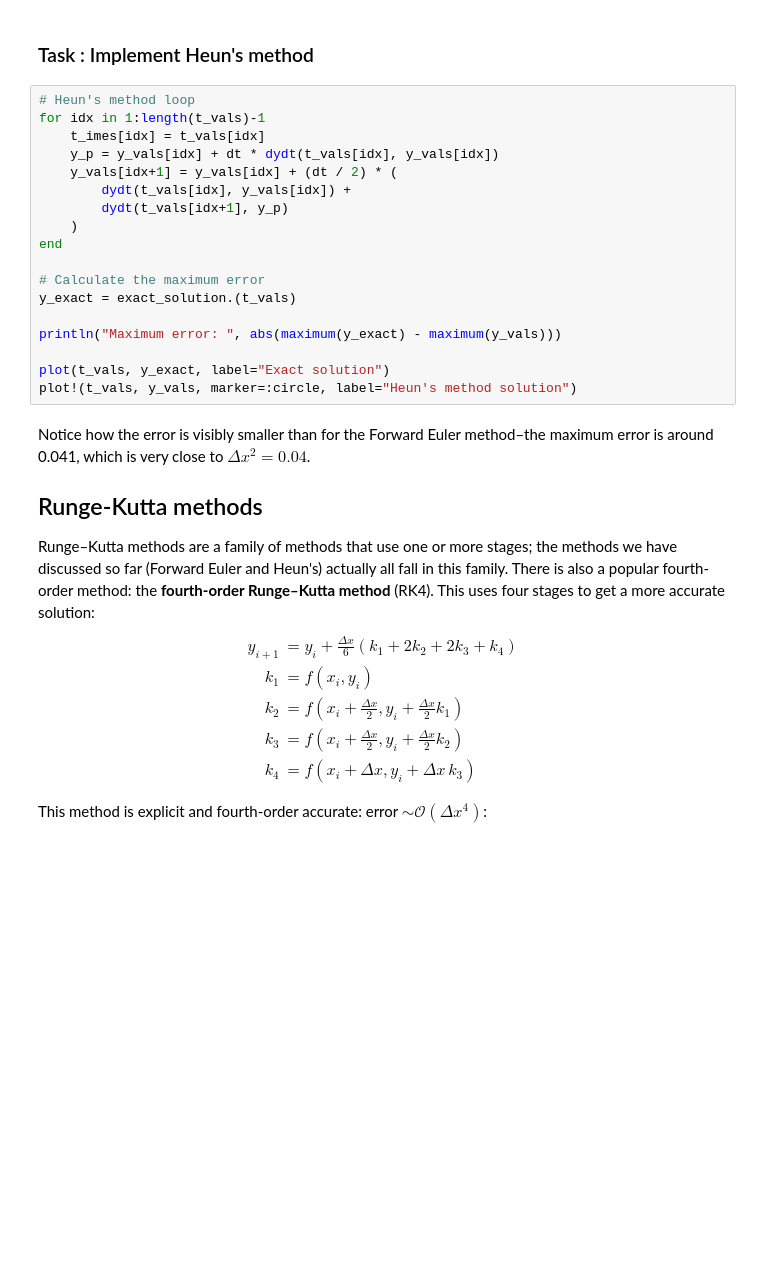
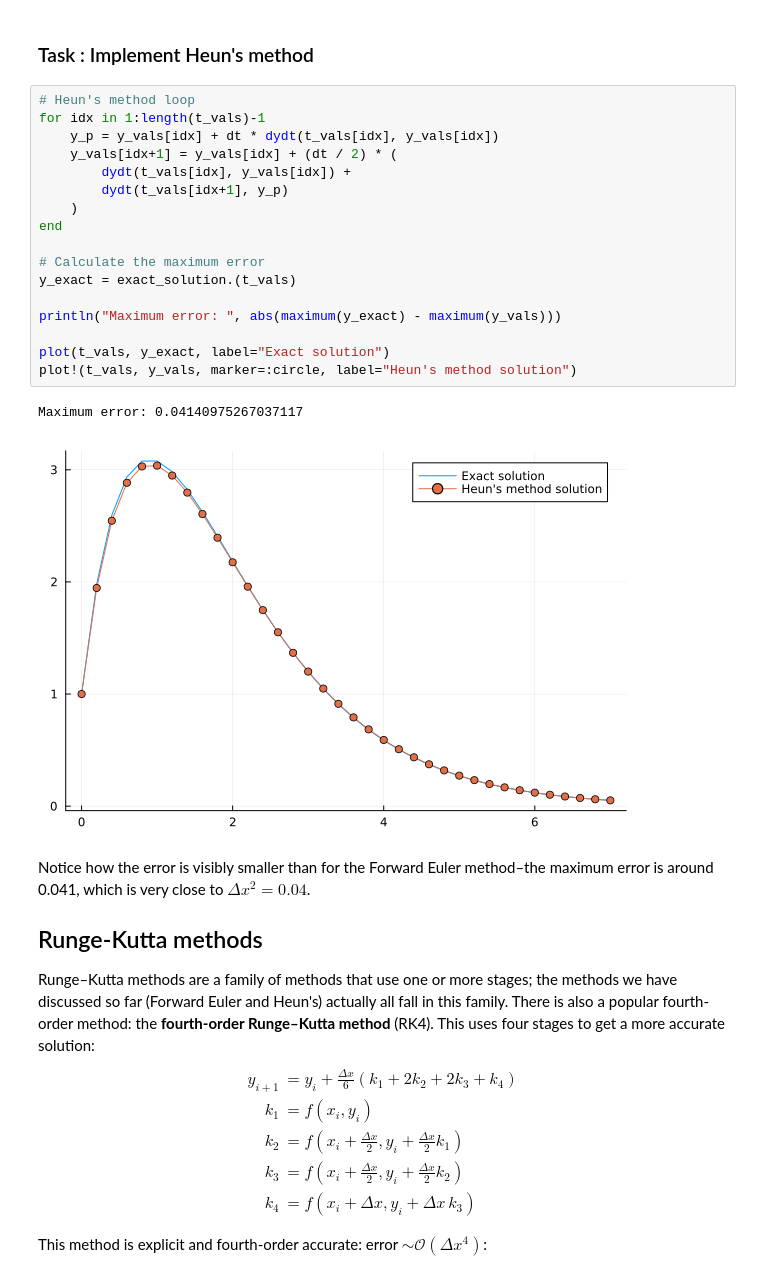
Before and after one commit to FeMa42/auxme_numerik, a Jupyter notebook: Excercise/Exercise 10/OrdinaryDifferentialEquations_task.ipynb, the cells around one changed output. Drawn from its saved outputs; the diff is of its cells as text; blank space fills up the shorter version.

```diff
--- a/Excercise/Exercise 10/OrdinaryDifferentialEquations_task.ipynb
+++ b/Excercise/Exercise 10/OrdinaryDifferentialEquations_task.ipynb
@@ -413,21 +415,23 @@ y_vals[1] = 1
 # %%
 # Heun's method loop
 for idx in 1:length(t_vals)-1
-    t_imes[idx] = t_vals[idx]
     y_p = y_vals[idx] + dt * dydt(t_vals[idx], y_vals[idx])
     y_vals[idx+1] = y_vals[idx] + (dt / 2) * (
         dydt(t_vals[idx], y_vals[idx]) +
         dydt(t_vals[idx+1], y_p)
     )
 end
 
 # Calculate the maximum error
 y_exact = exact_solution.(t_vals)
 
 println("Maximum error: ", abs(maximum(y_exact) - maximum(y_vals)))
 
 plot(t_vals, y_exact, label="Exact solution")
 plot!(t_vals, y_vals, marker=:circle, label="Heun's method solution")
+# %% [output]
+Maximum error: 0.04140975267037117
+[figure, added]
 # %% [markdown]
 Notice how the error is visibly smaller than for the Forward Euler method–the maximum error is around 0.041, which is very close to $\Delta x^2 = 0.04$.
 
```
Also changed, not shown: parts of 1 cell of this notebook.
